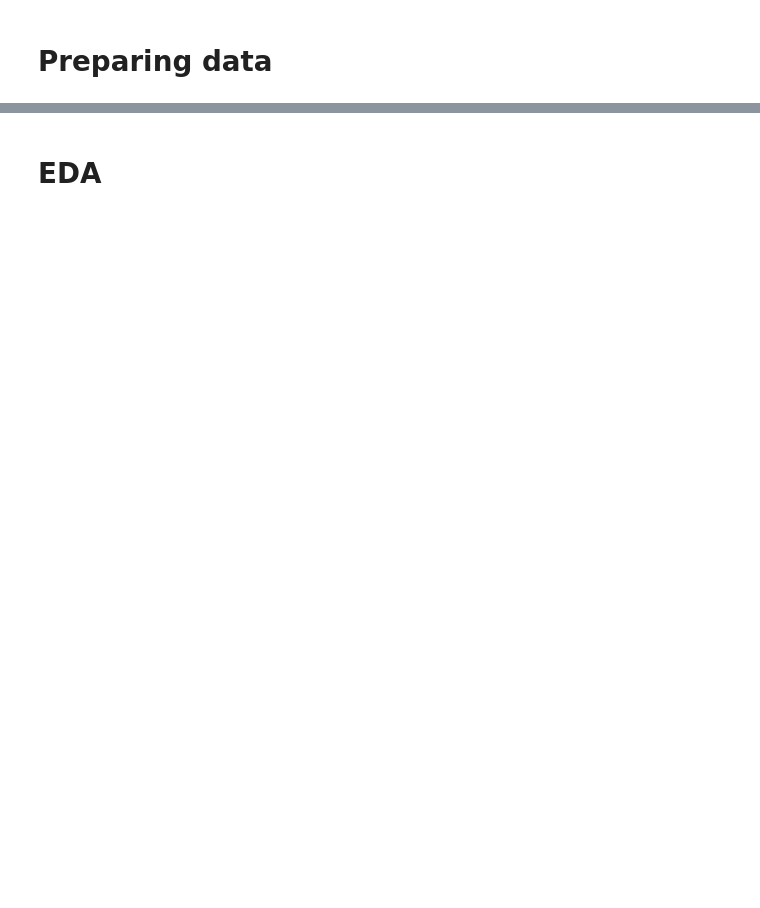
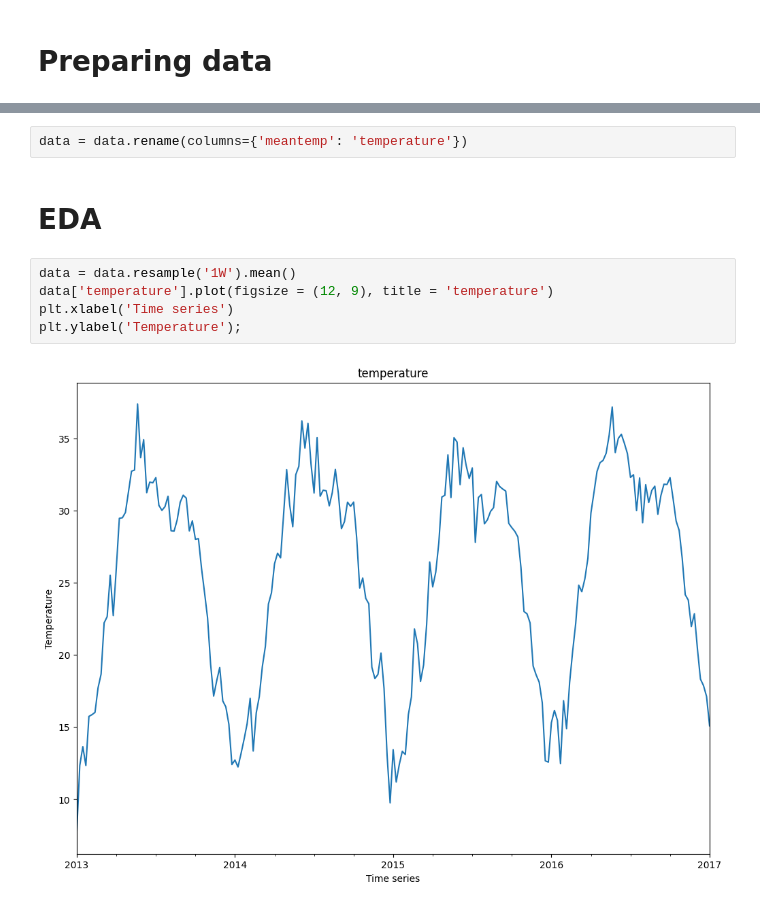
Before and after one commit to Vladoss9/Time-Series-Forecasting, a Jupyter notebook: project1.ipynb, the cells around one changed output, grey strips where cells are left out. Saved outputs shown, nothing was run; the diff lists cells and outputs as text; blank space fills up the shorter version.

```diff
--- a/project1.ipynb
+++ b/project1.ipynb
@@ -93,2 +46,11 @@ True
+# %%
+data = data.rename(columns={'meantemp': 'temperature'})
 # %% [markdown]
 # EDA
+# %%
+data = data.resample('1W').mean()
+data['temperature'].plot(figsize = (12, 9), title = 'temperature')
+plt.xlabel('Time series')
+plt.ylabel('Temperature');
+# %% [output]
+[figure, added]
```
Also changed, not shown: parts of 22 cells of this notebook.
